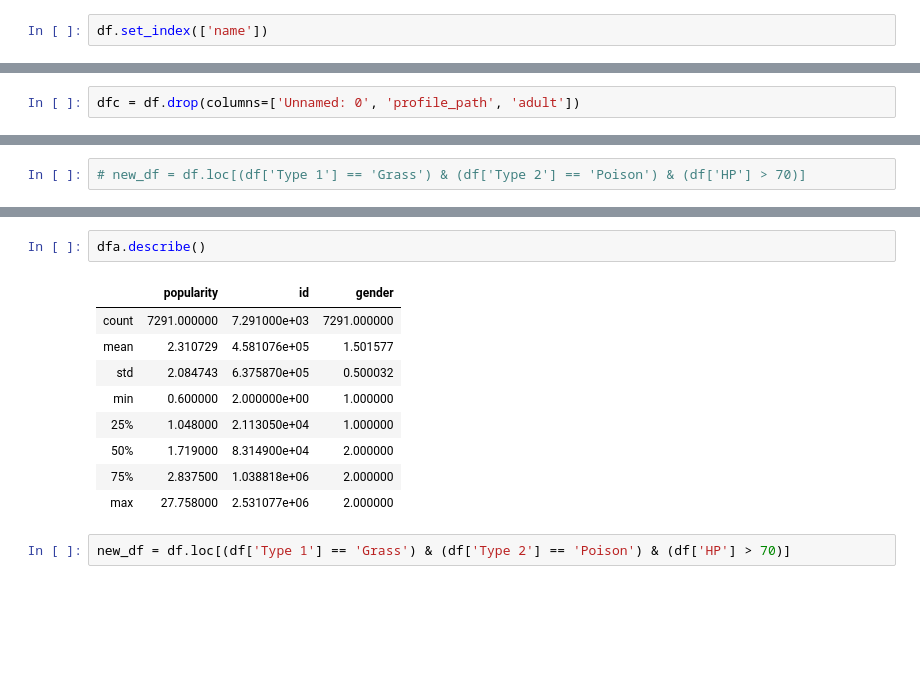
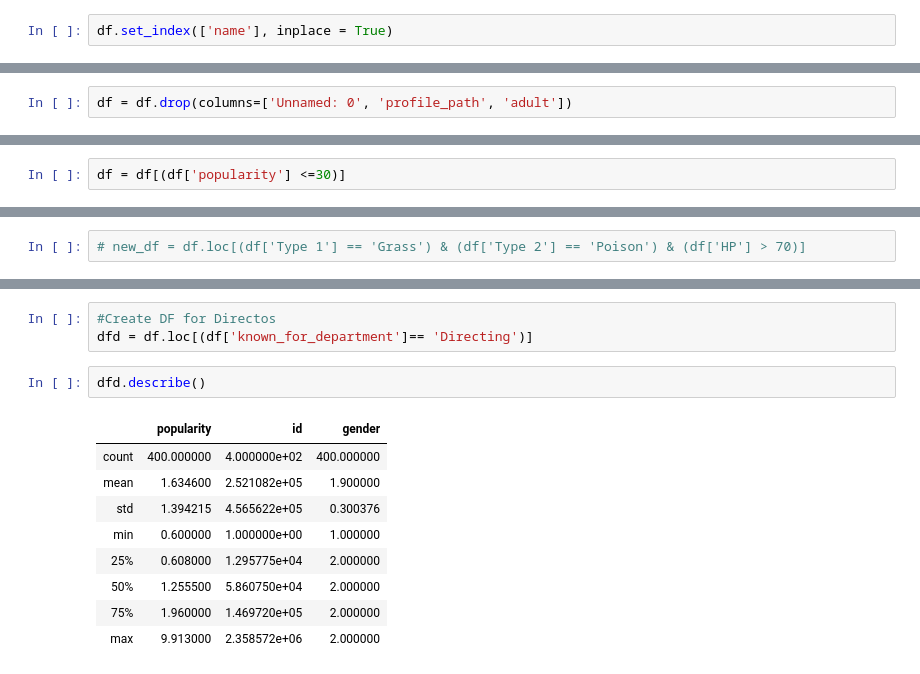
Before and after one commit to bellisor/mod1-project-killerbees, a Jupyter notebook: People_a.ipynb, the cells around one changed output, grey strips where cells are left out. Saved outputs shown, nothing was run; the diff lists cells and outputs as text; blank space fills up the shorter version.

Commit message:
Updated with actor and director data exploration

```diff
--- a/People_a.ipynb
+++ b/People_a.ipynb
@@ -77,4 +75,4 @@ Index(['Unnamed: 0', 'popularity', 'known_for_department', 'name', 'id',
        'profile_path', 'adult', 'known_for', 'gender'],
       dtype='object')
 # %%
-df.set_index(['name'])
+df.set_index(['name'], inplace = True)
@@ -96,3 +79,3 @@ df.set_index(['name'])
 # %%
-dfc = df.drop(columns=['Unnamed: 0', 'profile_path', 'adult'])
+df = df.drop(columns=['Unnamed: 0', 'profile_path', 'adult'])
 # %%
@@ -137,0 +116,2 @@ dfc = dfc[(dfc['popularity'] <=30)]
+# %%
+df = df[(df['popularity'] <=30)]
@@ -219,14 +258,15 @@ dfa.head()
+# %%
+#Create DF for Directos
+dfd = df.loc[(df['known_for_department']== 'Directing')]
 # %%
-dfa.describe()
+dfd.describe()
 # %% [output]
 |  | popularity | id | gender |
-| count | 7291.000000 | 7.291000e+03 | 7291.000000 |
-| mean | 2.310729 | 4.581076e+05 | 1.501577 |
-| std | 2.084743 | 6.375870e+05 | 0.500032 |
-| min | 0.600000 | 2.000000e+00 | 1.000000 |
-| 25% | 1.048000 | 2.113050e+04 | 1.000000 |
-| 50% | 1.719000 | 8.314900e+04 | 2.000000 |
-| 75% | 2.837500 | 1.038818e+06 | 2.000000 |
-| max | 27.758000 | 2.531077e+06 | 2.000000 |
+| count | 400.000000 | 4.000000e+02 | 400.000000 |
+| mean | 1.634600 | 2.521082e+05 | 1.900000 |
+| std | 1.394215 | 4.565622e+05 | 0.300376 |
+| min | 0.600000 | 1.000000e+00 | 1.000000 |
+| 25% | 0.608000 | 1.295775e+04 | 2.000000 |
+| 50% | 1.255500 | 5.860750e+04 | 2.000000 |
+| 75% | 1.960000 | 1.469720e+05 | 2.000000 |
+| max | 9.913000 | 2.358572e+06 | 2.000000 |
-# %%
-new_df = df.loc[(df['Type 1'] == 'Grass') & (df['Type 2'] == 'Poison') & (df['HP'] > 70)]
```
Also changed, not shown: parts of 33 cells of this notebook.
